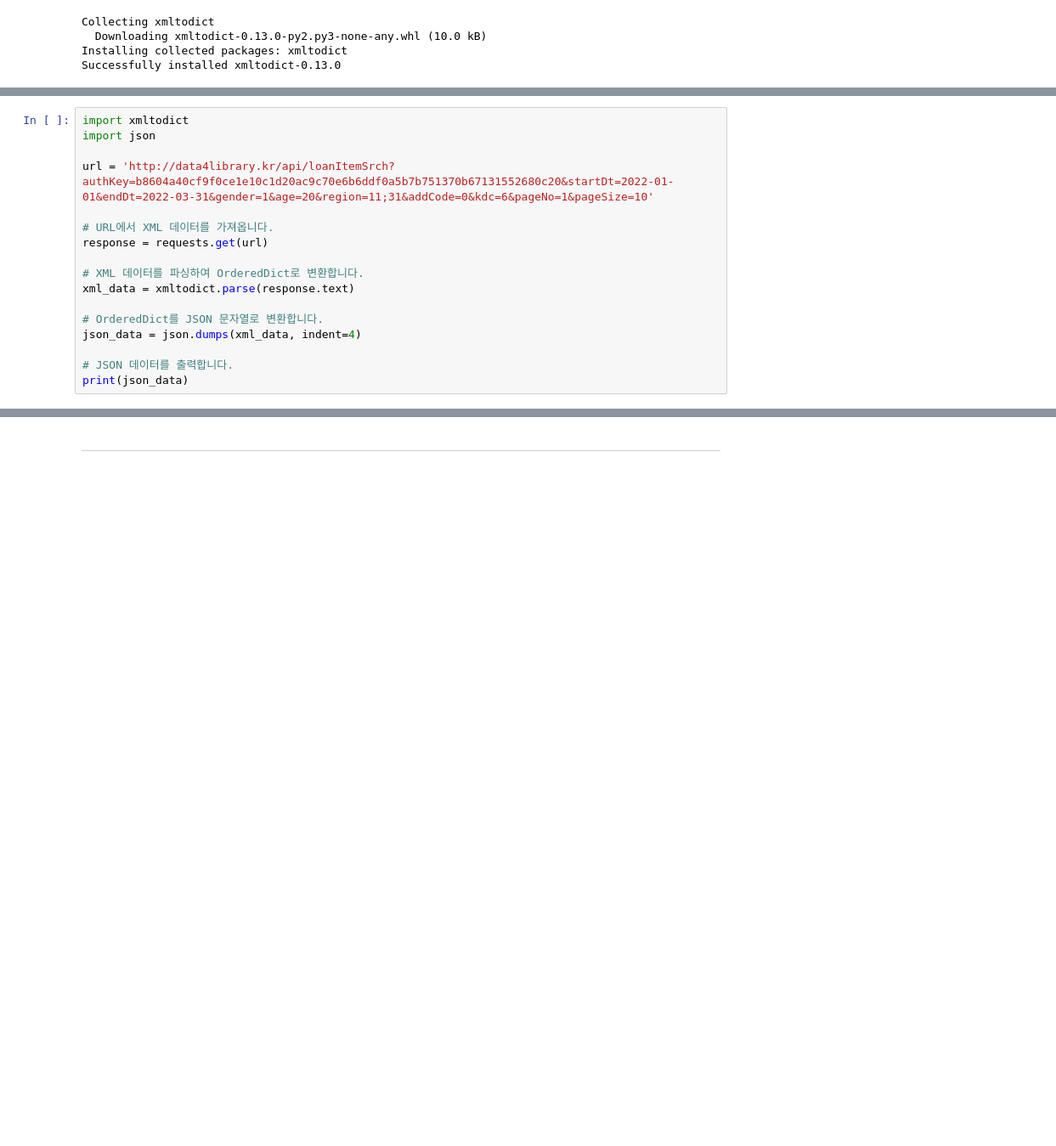
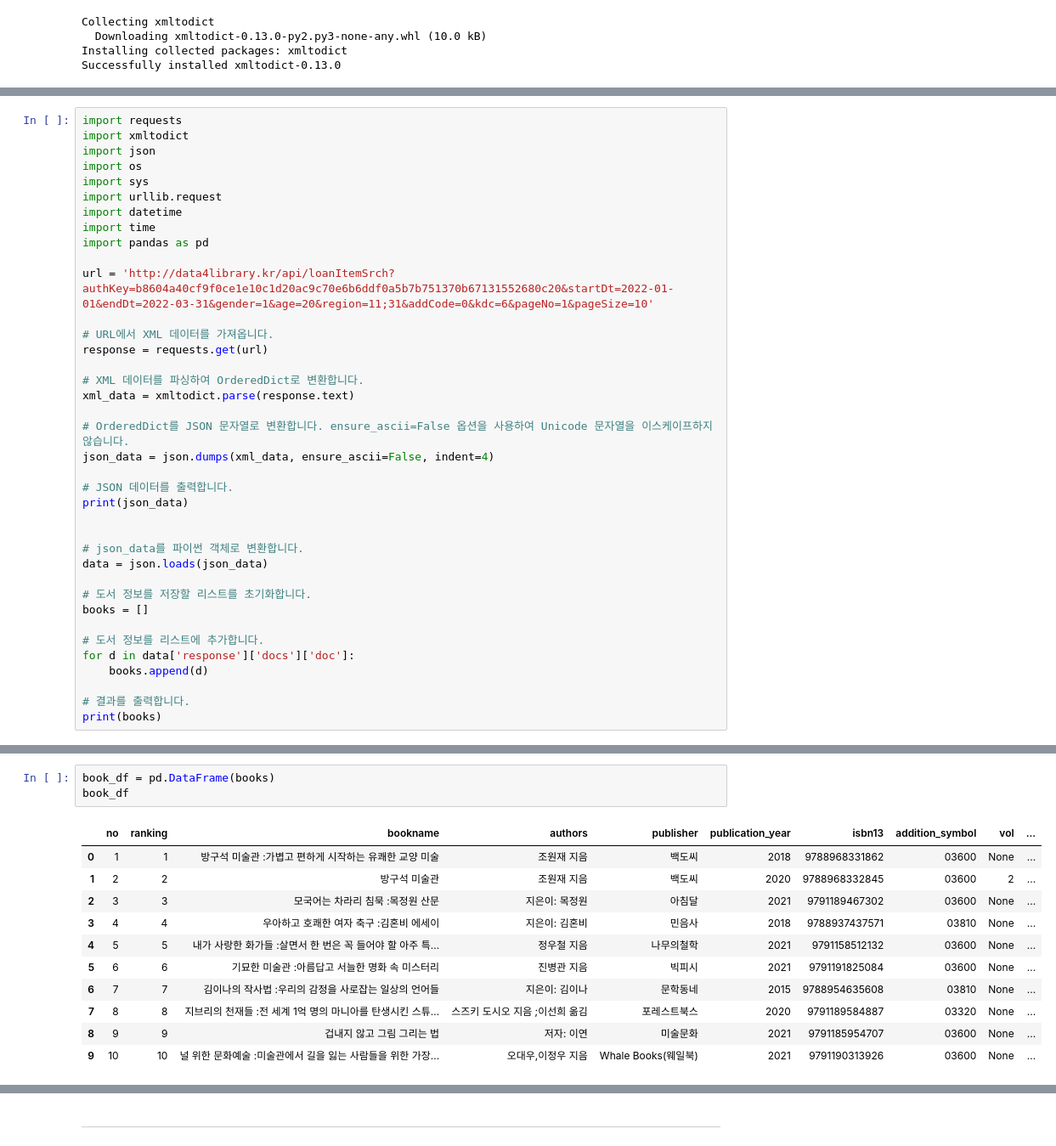
Before and after one commit to ellieyakim0829/dataAnalysis, a Jupyter notebook: 2_미니프로젝트_데이터분석_OpenAPI_실습_20240429.ipynb, the cells around one changed output, grey strips where cells are left out. Shown at 85% size. Saved outputs shown, nothing was run; the diff lists cells and outputs as text; blank space fills up the shorter version.

```diff
--- a/2_미니프로젝트_데이터분석_OpenAPI_실습_20240429.ipynb
+++ b/2_미니프로젝트_데이터분석_OpenAPI_실습_20240429.ipynb
@@ -163,6 +165,13 @@ Successfully installed xmltodict-0.13.0
 # %%
+import requests
 import xmltodict
 import json
+import os
+import sys
+import urllib.request
+import datetime
+import time
+import pandas as pd
 
 url = 'http://data4library.kr/api/loanItemSrch?authKey=b8604a40cf9f0ce1e10c1d20ac9c70e6b6ddf0a5b7b751370b67131552680c20&startDt=2022-01-01&endDt=2022-03-31&gender=1&age=20&region=11;31&addCode=0&kdc=6&pageNo=1&pageSize=10'
 
@@ -172,11 +181,25 @@ response = requests.get(url)
 # XML 데이터를 파싱하여 OrderedDict로 변환합니다.
 xml_data = xmltodict.parse(response.text)
 
-# OrderedDict를 JSON 문자열로 변환합니다.
-json_data = json.dumps(xml_data, indent=4)
+# OrderedDict를 JSON 문자열로 변환합니다. ensure_ascii=False 옵션을 사용하여 Unicode 문자열을 이스케이프하지 않습니다.
+json_data = json.dumps(xml_data, ensure_ascii=False, indent=4)
 
 # JSON 데이터를 출력합니다.
 print(json_data)
+
+
+# json_data를 파이썬 객체로 변환합니다.
+data = json.loads(json_data)
+
+# 도서 정보를 저장할 리스트를 초기화합니다.
+books = []
+
+# 도서 정보를 리스트에 추가합니다.
+for d in data['response']['docs']['doc']:
+    books.append(d)
+
+# 결과를 출력합니다.
+print(books)
 # %% [output]
 {
     "response": {
@@ -197,0 +221,15 @@ print(json_data)
+# %%
+book_df = pd.DataFrame(books)
+book_df
+# %% [output]
+|  | no | ranking | bookname | authors | publisher | publication_year | isbn13 | addition_symbol | vol | ... |
+| 0 | 1 | 1 | 방구석 미술관 :가볍고 편하게 시작하는 유쾌한 교양 미술 | 조원재 지음 | 백도씨 | 2018 | 9788968331862 | 03600 | None | ... |
+| 1 | 2 | 2 | 방구석 미술관 | 조원재 지음 | 백도씨 | 2020 | 9788968332845 | 03600 | 2 | ... |
+| 2 | 3 | 3 | 모국어는 차라리 침묵 :목정원 산문 | 지은이: 목정원 | 아침달 | 2021 | 9791189467302 | 03600 | None | ... |
+| 3 | 4 | 4 | 우아하고 호쾌한 여자 축구 :김혼비 에세이 | 지은이: 김혼비 | 민음사 | 2018 | 9788937437571 | 03810 | None | ... |
+| 4 | 5 | 5 | 내가 사랑한 화가들 :살면서 한 번은 꼭 들어야 할 아주 특... | 정우철 지음 | 나무의철학 | 2021 | 9791158512132 | 03600 | None | ... |
+| 5 | 6 | 6 | 기묘한 미술관 :아름답고 서늘한 명화 속 미스터리 | 진병관 지음 | 빅피시 | 2021 | 9791191825084 | 03600 | None | ... |
+| 6 | 7 | 7 | 김이나의 작사법 :우리의 감정을 사로잡는 일상의 언어들 | 지은이: 김이나 | 문학동네 | 2015 | 9788954635608 | 03810 | None | ... |
+| 7 | 8 | 8 | 지브리의 천재들 :전 세계 1억 명의 마니아를 탄생시킨 스튜... | 스즈키 도시오 지음 ;이선희 옮김 | 포레스트북스 | 2020 | 9791189584887 | 03320 | None | ... |
+| 8 | 9 | 9 | 겁내지 않고 그림 그리는 법 | 저자: 이연 | 미술문화 | 2021 | 9791185954707 | 03600 | None | ... |
+| 9 | 10 | 10 | 널 위한 문화예술 :미술관에서 길을 잃는 사람들을 위한 가장... | 오대우,이정우 지음 | Whale Books(웨일북) | 2021 | 9791190313926 | 03600 | None | ... |
```
Also changed, not shown: parts of 4 cells of this notebook.
